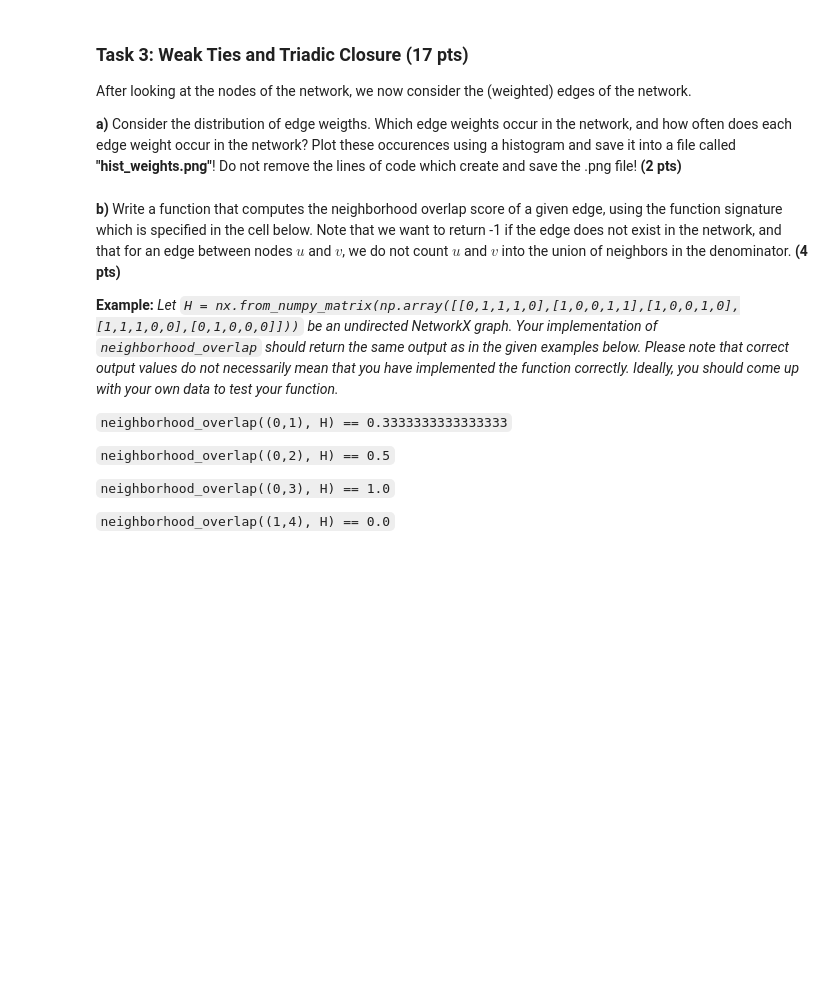
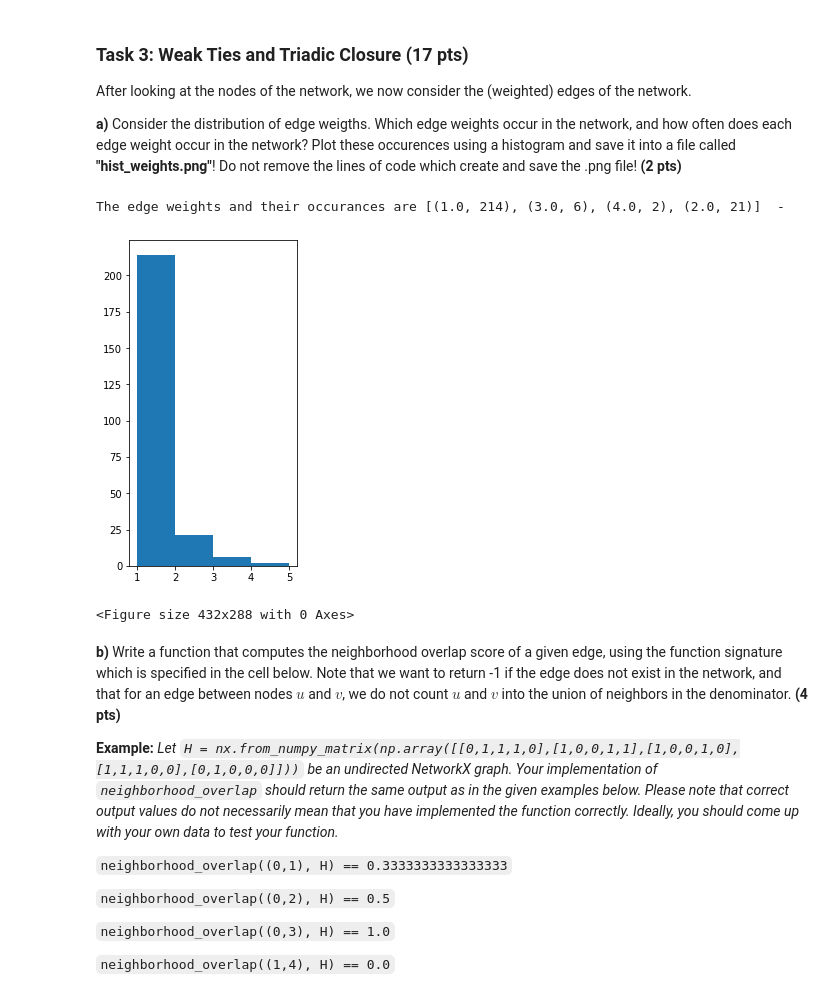
Before and after one commit to sunwen0120/social_network, a Jupyter notebook: homework_1/home_assignment_1.ipynb, the cells around one changed output. Saved outputs shown, nothing was run; the diff lists cells and outputs as text; code cells hidden in the pictures; blank space fills up the shorter version.

```diff
--- a/homework_1/home_assignment_1.ipynb
+++ b/homework_1/home_assignment_1.ipynb
@@ -292,6 +336,25 @@ The correlation coefficient of BC and EC is: 0.5267639146134855
 After looking at the nodes of the network, we now consider the (weighted) edges of the network.
 
 __a)__ Consider the distribution of edge weigths. Which edge weights occur in the network, and how often does each edge weight occur in the network? Plot these occurences using a histogram and save it into a file called **"hist_weights.png"**! Do not remove the lines of code which create and save the .png file! **(2 pts)**
+# %%
+# %matplotlib inline
+weightList = [edge[2]["weight"] for edge in G.edges(data=True)]
+
+weightDict = {}
+for weight in weightList:
+    if weight not in weightDict:
+        weightDict[weight] = 1
+    else:
+        weightDict[weight] += 1
+print("The edge weights and their occurances are", list(weightDict.items())," -")
+plt.figure(figsize = (3,6))
+hist = plt.hist(weightList, bins = range(6)[1:])
+plt.show()
+plt.savefig("hist_weights.png")
+# %% [output]
+The edge weights and their occurances are [(1.0, 214), (3.0, 6), (4.0, 2), (2.0, 21)]  -
+[figure, added]
+<Figure size 432x288 with 0 Axes>
 # %% [markdown]
 __b)__ Write a function that computes the neighborhood overlap score of a given edge, using the function signature which is specified in the cell below. Note that we want to return -1 if the edge does not exist in the network, and that for an edge between nodes $u$ and $v$, we do not count $u$ and $v$ into the union of neighbors in the denominator. **(4 pts)**
 
```
Also changed, not shown: parts of 32 cells of this notebook.
